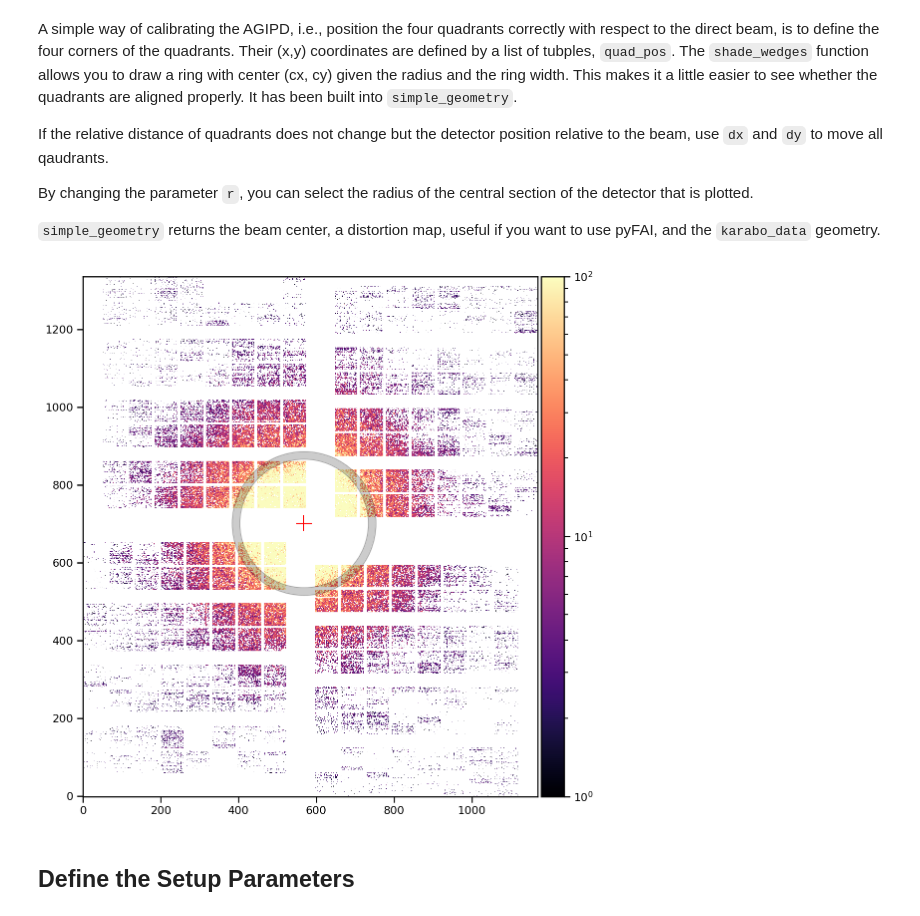
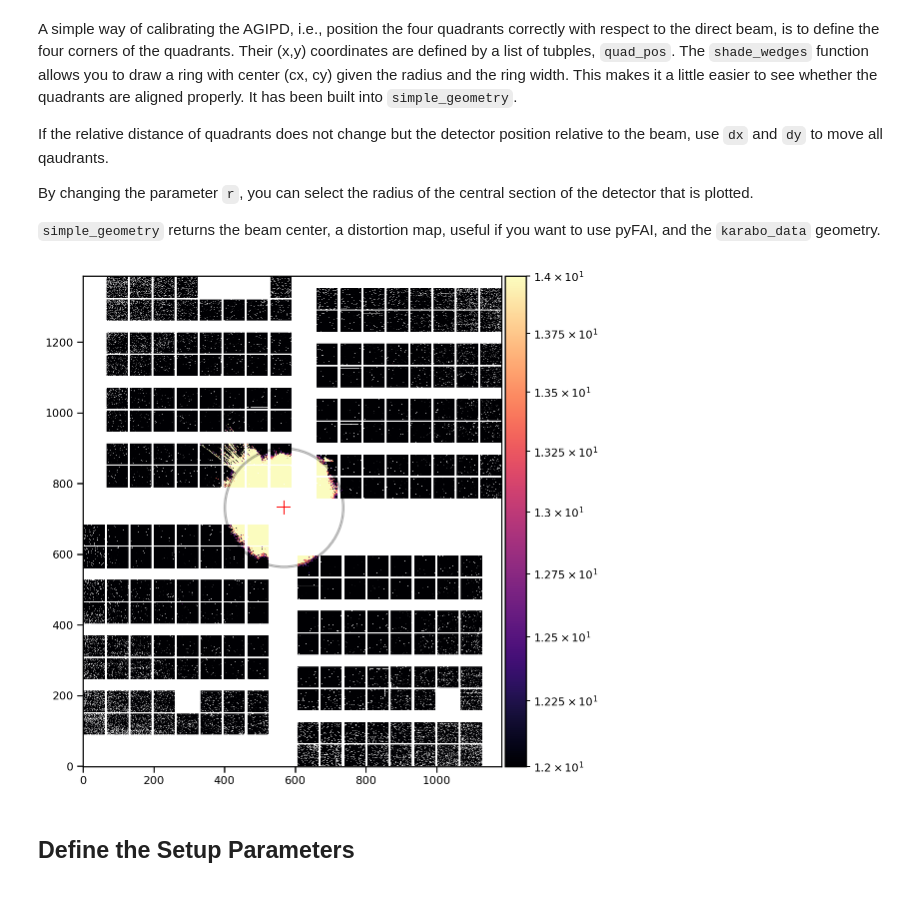
Before and after one commit to reiserm/midtools, a Jupyter notebook: docs/adjust-agipd-geometry.ipynb, the cells around one changed output. Saved outputs shown, nothing was run; the diff lists cells and outputs as text; code cells hidden in the pictures.

```diff
--- a/docs/adjust-agipd-geometry.ipynb
+++ b/docs/adjust-agipd-geometry.ipynb
@@ -53,3 +55,5 @@ Set the plot style with seaborn
+# %%
+geom = AGIPD_1MGeometry.from_crystfel_geom("../midtools/setup_config/geo_assembled_3a.geom")
 # %% [markdown]
 ## Helper Functions not Implemented in Xana, yet
 # %%
@@ -183,3 +187,5 @@ print(f'Shape of loaded data is {images.shape}')
 Shape of loaded data is (100, 16, 512, 128)
 # %% [markdown]
 We load the mask and invert it by using the "tilde". "good" pixels are 1 in the mask, bad ones 0.
+# %%
+filename = '../silica-20nm/r0548-analysis_1590913765.h5'
@@ -186,3 +194,6 @@ We load the mask and invert it by using the "tilde". "good" pixels are 1 in the
+# %%
+with h5.File(filename, 'r') as f:
+    avr_image = f["average/image"][:]
 # %%
 mask = ~np.load('/gpfs/exfel/exp/MID/202001/p002458/scratch/masks/mask_cryo.npy') # load a mask
 
@@ -200,34 +211,32 @@ If the relative distance of quadrants does not change but the detector position
 By changing the parameter `r`, you can select the radius of the central section of the detector that is plotted.
 
 `simple_geometry` returns the beam center, a distortion map, useful if you want to use pyFAI, and the `karabo_data` geometry.
-# %%
-avr_image = images.mean(0) # average all images of the train
 # %%
 # define corners of quadrants.
 dx = -18
 dy = -15
-quad_pos = [(-500+dx, 650+dy),
+quad_pos = [(-485+dx, 670+dy),
            (-550+dx, -30+dy),
-           (570+dx, -216+dy),
-           (620+dx, 500+dy)]
+           (580+dx, -246+dy),
+           (635+dx, 510+dy)]
 
 # ring radius and width for shaded area
-ring_radius = 185
-ring_width = 20
+ring_radius = 170
+ring_width = 5
 
 # section of detector to plot
 radial_section = 800
 
 
 avr_image[mask==0] = np.nan
 # use image and quad_pos for manual calibration
 (cy,cx), dist, geom = simple_geometry(avr_image, quad_pos,
                                       ring_radius,
                                       ring_width,
                                       radial_section,
-                                      vmin=1, vmax=100) # vmin and vmax can be set to modify the colorscale
+                                      vmin=12, vmax=14) # vmin and vmax can be set to modify the colorscale
 # %% [output]
-[figure, old version]
+[figure, new version]
 # %% [markdown]
 ## Define the Setup Parameters
 # %% [markdown]
```
Also changed, not shown: parts of 5 cells of this notebook, 7 other files.
